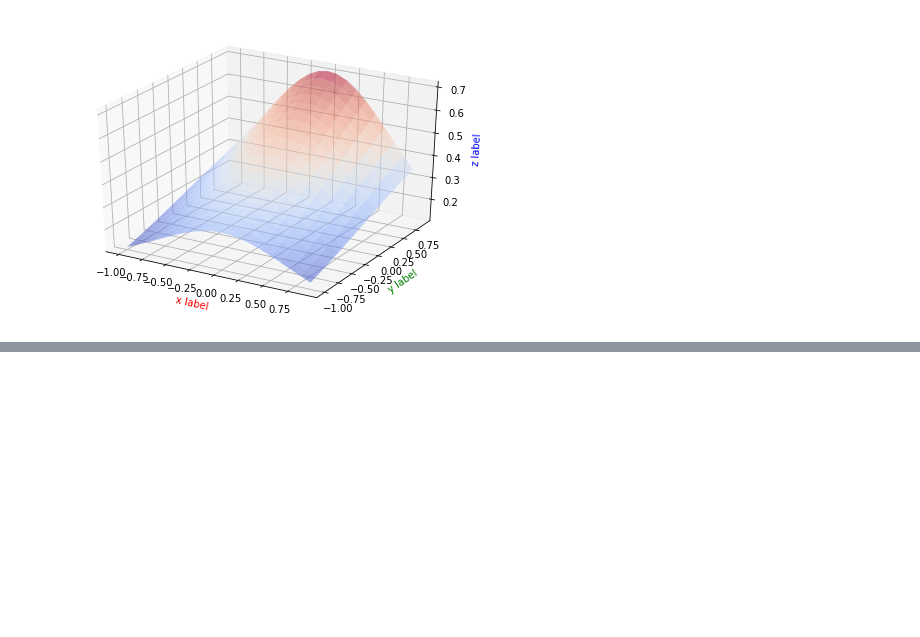
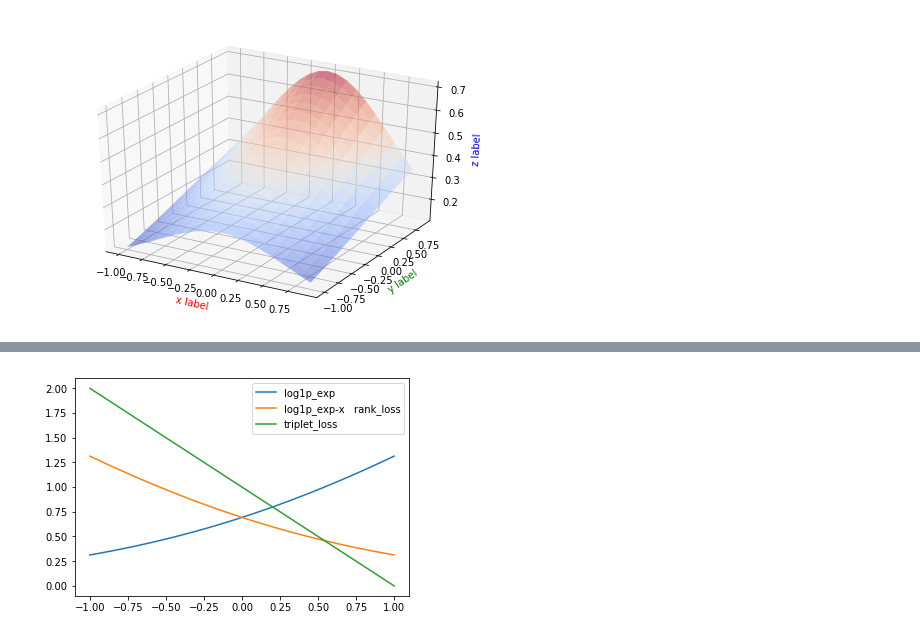
Before and after one commit to ColbyZhou/notebooks, a Jupyter notebook: math_tool.ipynb, the cells around one changed output, grey strips where cells are left out. Drawn from its saved outputs; the diff is of its cells as text; code cells hidden in the pictures; blank space fills up the shorter version.

```diff
--- a/math_tool.ipynb
+++ b/math_tool.ipynb
@@ -83,0 +96,22 @@ plt.show()
+# %%
+x = np.linspace(-0.9999, 1, 100)
+
+#y = np.log1p(x)
+#plt.plot(x, y, label = 'log1p')
+
+y = np.log1p(np.exp(x))
+plt.plot(x, y, label = 'log1p_exp')
+
+y = np.log1p(np.exp(x)) - x
+plt.plot(x, y, label = 'log1p_exp-x   rank_loss')
+
+y = np.maximum(0, 1 - x)
+plt.plot(x, y, label = 'triplet_loss')
+
+#plt.plot(x, x, label = 'y=x')
+#plt.plot(x, 0.6666666666666666666666666666666666666666666666666*(x+1), label = 'y=a*(x+1)')
+
+plt.legend()
+plt.show()
+# %% [output]
+[figure, added]
```
Also changed, not shown: parts of 4 cells of this notebook.
